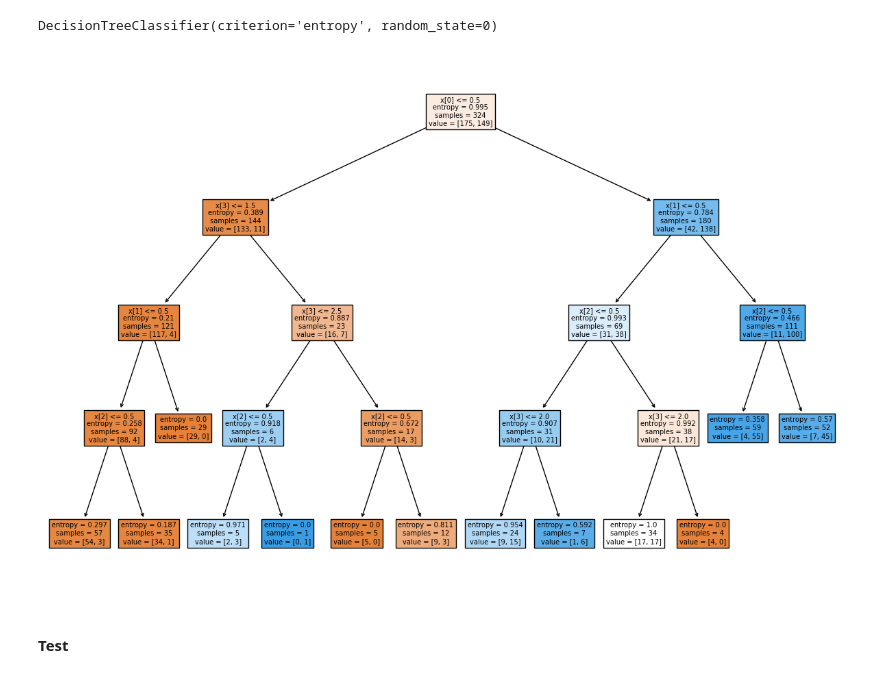
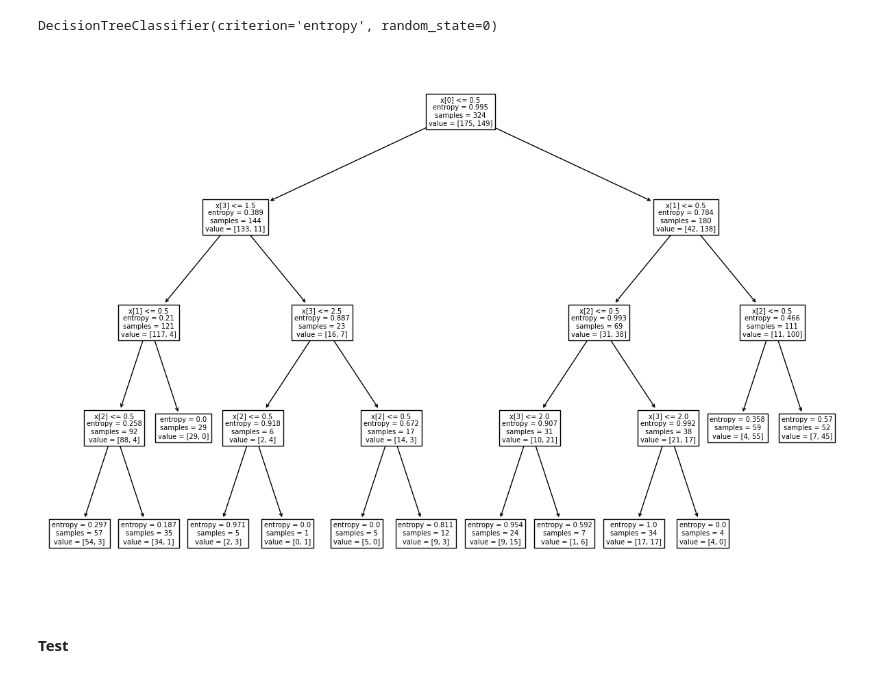
Before and after one commit to puttipongyy/BSC_DPDM23, a Jupyter notebook: Classification.ipynb, the cells around one changed output. Drawn from its saved outputs; the diff is of its cells as text; code cells hidden in the pictures.

```diff
--- a/Classification.ipynb
+++ b/Classification.ipynb
@@ -299,9 +301,9 @@ Dtree_entropy.fit(X_train,y_train)
 DecisionTreeClassifier(criterion='entropy', random_state=0)
 # %%
 _, ax = plt.subplots(figsize=(15,10))
-tree.plot_tree(Dtree_entropy, filled = True, ax= ax);
+tree.plot_tree(Dtree_entropy, ax= ax);
 # %% [output]
-[figure, old version]
+[figure, new version]
 # %% [markdown]
 #### Test
 # %%
```
Also changed, not shown: parts of 20 cells of this notebook.
